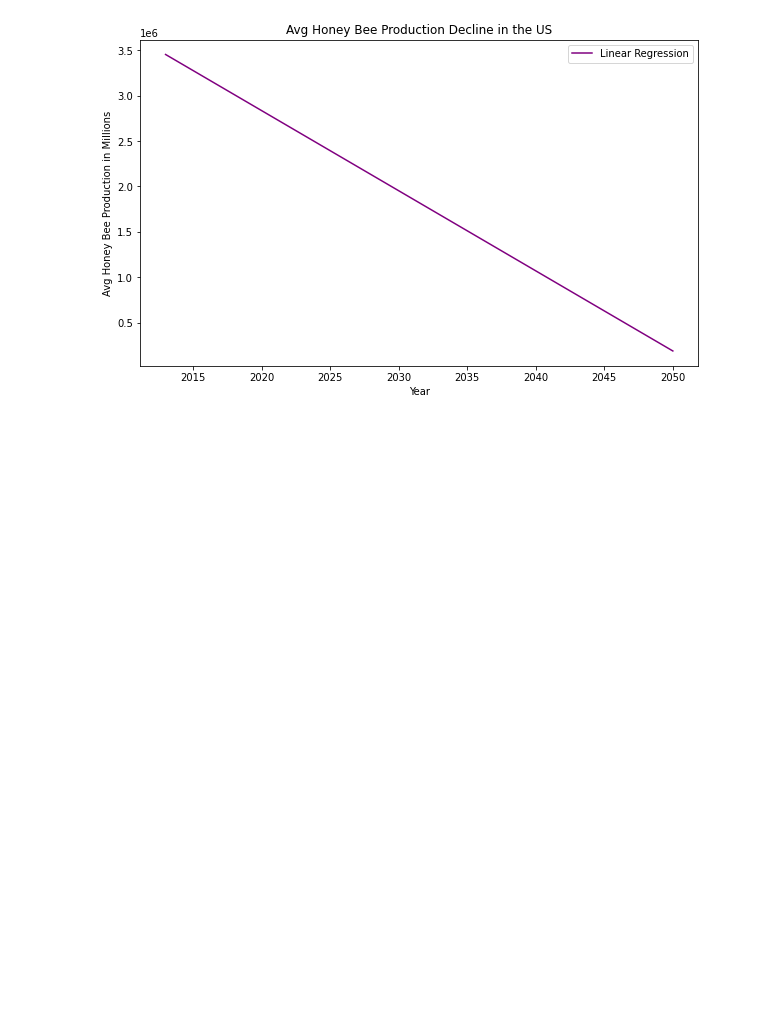
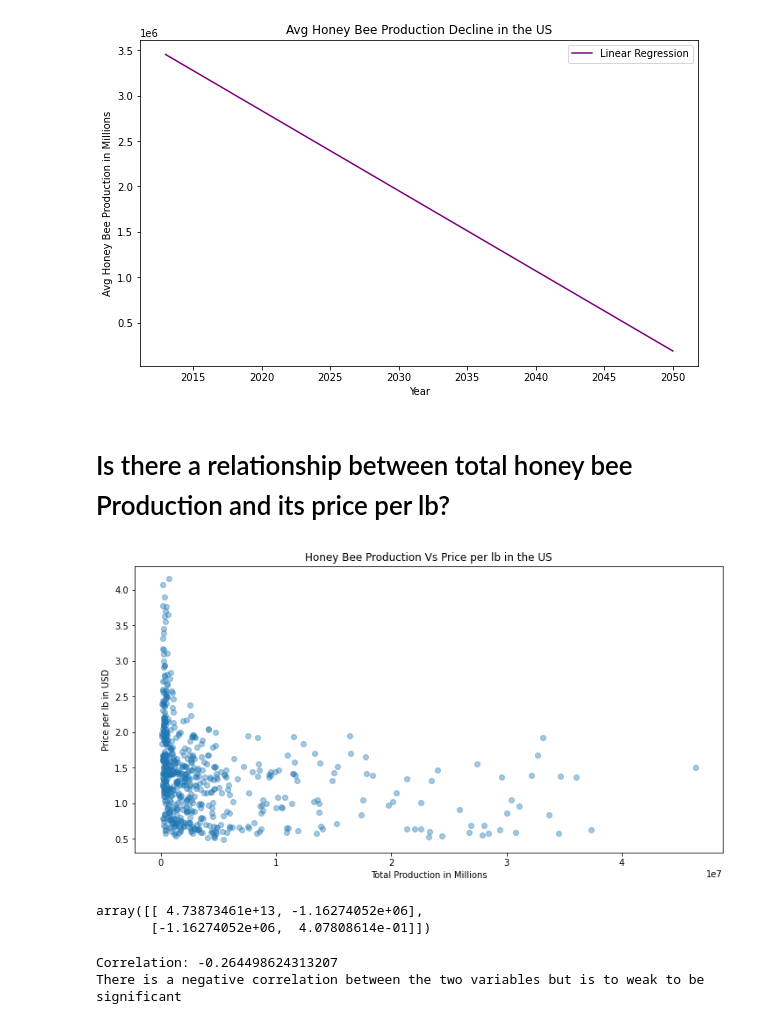
Before and after one commit to princeKike27/Honey-Production, a Jupyter notebook: Honey_Bee_Production.ipynb, the cells around one changed output. Saved outputs shown, nothing was run; the diff lists cells and outputs as text; code cells hidden in the pictures; blank space fills up the shorter version.

```diff
--- a/Honey_Bee_Production.ipynb
+++ b/Honey_Bee_Production.ipynb
@@ -219,3 +219,40 @@ plt.legend()
 plt.show()
 # %% [output]
 [figure]
+# %% [markdown]
+# Is there a relationship between total honey bee Production and its price per lb?
+# %%
+# scatter plot totalprod vs priceperlb
+totalprod = df['totalprod'].values
+priceperlb = df['priceperlb'].values
+
+f, ax = plt.subplots(figsize=(12, 6))
+
+plt.scatter(totalprod, priceperlb, alpha=0.4)
+
+plt.xlabel('Total Production in Millions')
+plt.ylabel('Price per lb in USD')
+
+plt.title('Honey Bee Production Vs Price per lb in the US')
+
+
+plt.show()
+# %% [output]
+[figure, added]
+# %%
+# use covariance to determine strength of linear relationship
+covariance = np.cov(totalprod, priceperlb)
+covariance
+# %% [output]
+array([[ 4.73873461e+13, -1.16274052e+06],
+       [-1.16274052e+06,  4.07808614e-01]])
+# %%
+# use pearson correlation to show if there is a strong linear relationship between the two variables
+from scipy.stats import pearsonr
+
+corr, p = pearsonr(totalprod, priceperlb)
+print(f'Correlation: {corr}')
+print('There is a negative correlation between the two variables but is to weak to be significant')
+# %% [output]
+Correlation: -0.264498624313207
+There is a negative correlation between the two variables but is to weak to be significant
```
Also changed, not shown: parts of 1 cell of this notebook.
